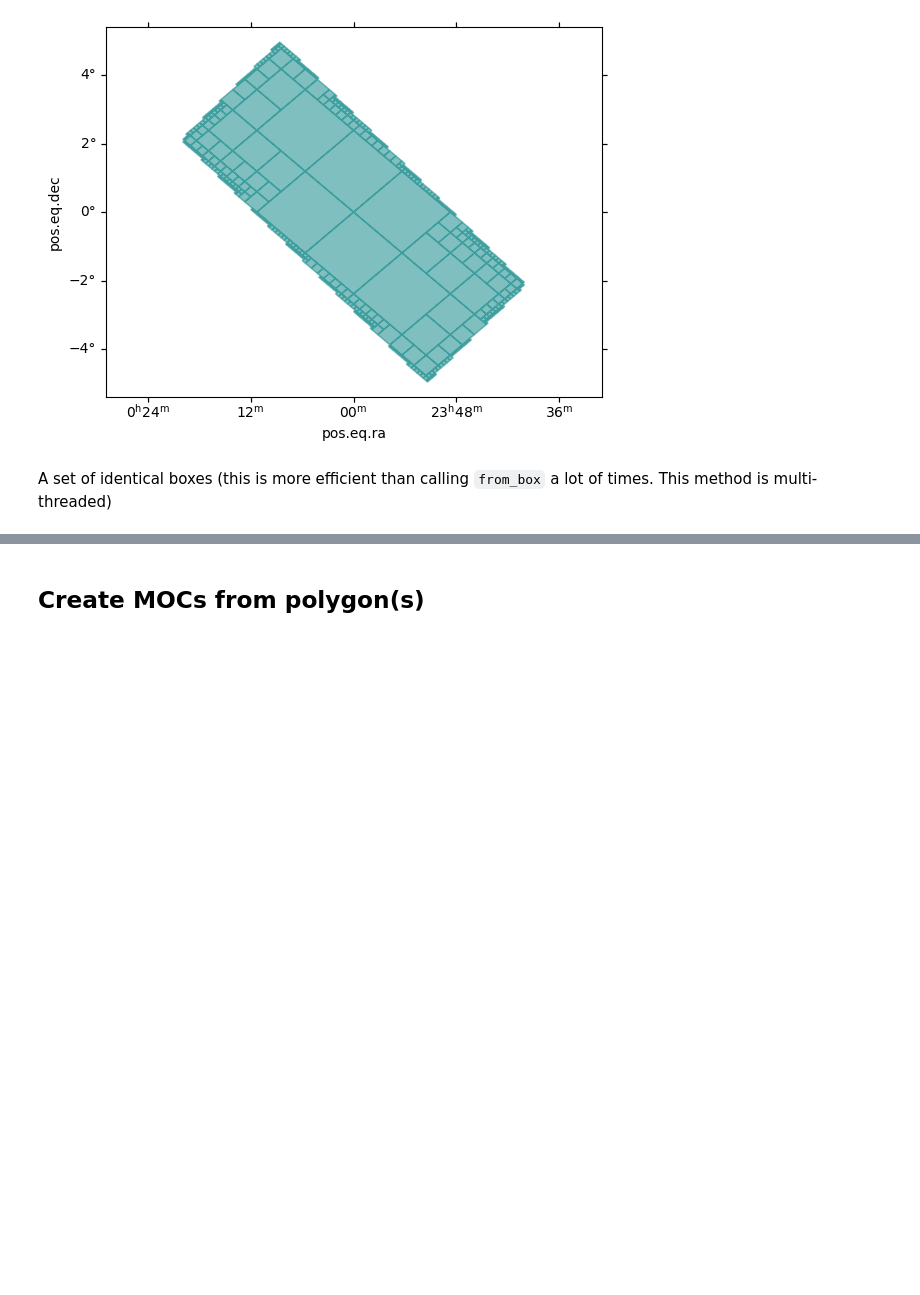
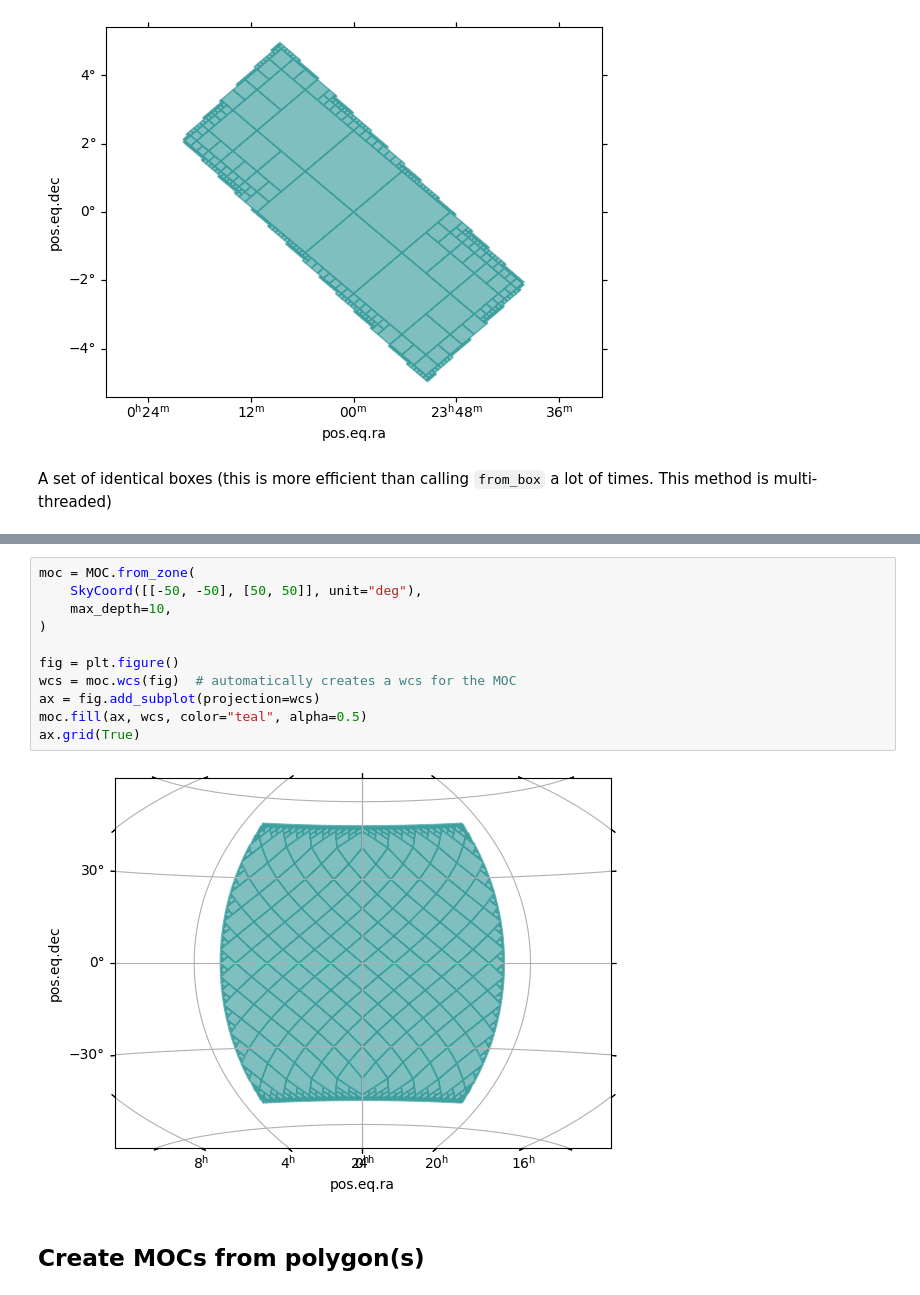
Before and after one commit to cds-astro/mocpy, a Jupyter notebook: notebooks/01-Creating_MOCs_from_shapes.ipynb, the cells around one changed output, grey strips where cells are left out. Drawn from its saved outputs; the diff is of its cells as text; blank space fills up the shorter version.

Commit message:
feat: add moc creation from zones

```diff
--- a/notebooks/01-Creating_MOCs_from_shapes.ipynb
+++ b/notebooks/01-Creating_MOCs_from_shapes.ipynb
@@ -111,3 +115,16 @@ different [7, 8, 6]
+# %%
+moc = MOC.from_zone(
+    SkyCoord([[-50, -50], [50, 50]], unit="deg"),
+    max_depth=10,
+)
+
+fig = plt.figure()
+wcs = moc.wcs(fig)  # automatically creates a wcs for the MOC
+ax = fig.add_subplot(projection=wcs)
+moc.fill(ax, wcs, color="teal", alpha=0.5)
+ax.grid(True)
+# %% [output]
+[figure, added]
 # %% [markdown]
 ## Create MOCs from polygon(s)
 # %%
```
Also changed, not shown: parts of 8 cells of this notebook, 4 other files.
